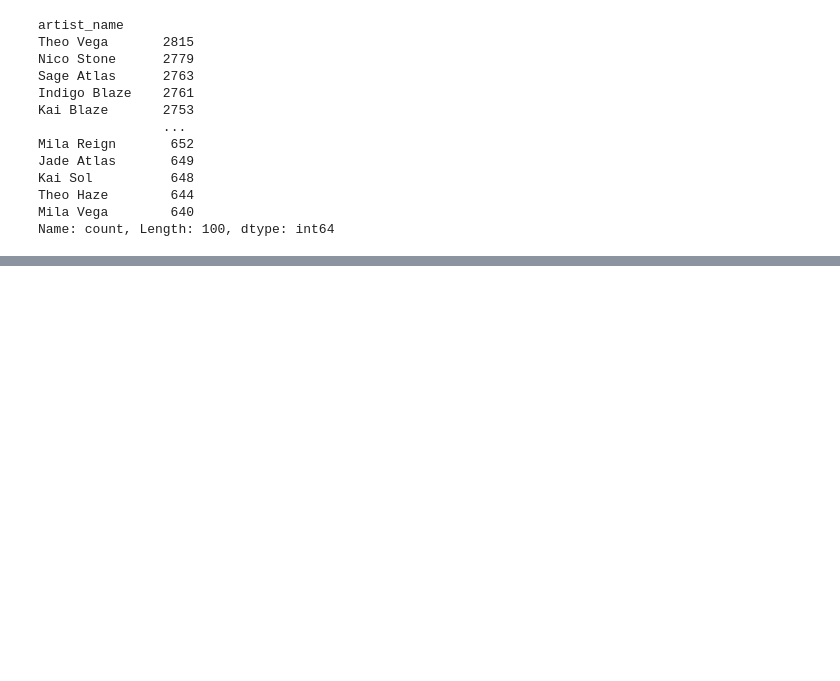
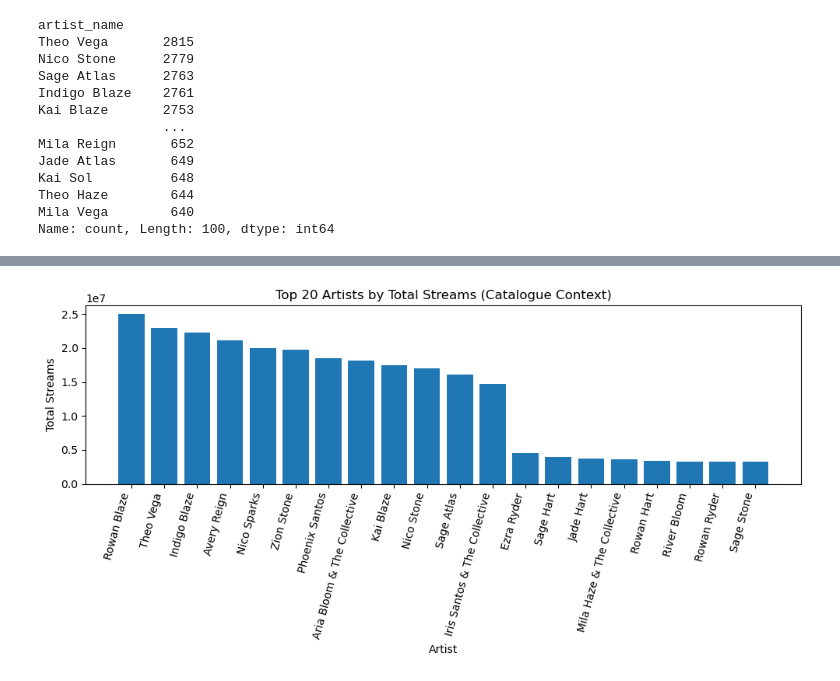
Before and after one commit to JermaineRAM/02_artist_revenue_forecasting, a Jupyter notebook: notebooks/01_revenue_time_series.ipynb, the cells around one changed output, grey strips where cells are left out. Saved outputs shown, nothing was run; the diff lists cells and outputs as text; code cells hidden in the pictures; blank space fills up the shorter version.

```diff
--- a/notebooks/01_revenue_time_series.ipynb
+++ b/notebooks/01_revenue_time_series.ipynb
@@ -38,0 +55,5 @@ Name: count, Length: 100, dtype: int64
+# %%
+usage["platform"] = usage["platform"].astype(str).str.strip()
+usage["platform"] = usage["platform"].str.title().replace({"Youtube Music": "YouTube Music"})
+
+usage["territory"] = usage["territory"].astype(str).str.strip().str.upper()
@@ -38,0 +193,12 @@ Name: count, Length: 100, dtype: int64
+# %%
+artist_totals = (
+    usage.assign(streams_clean=usage["streams"].clip(lower=0))
+    .groupby("artist_name")["streams_clean"]
+    .sum()
+    .sort_values(ascending=False)
+)
+
+rank = int(artist_totals.index.get_loc(ARTIST) + 1)
+print(f"{ARTIST} stream rank: {rank} out of {len(artist_totals)} artists")
+
+artist_totals.head(10)
@@ -38,0 +219,13 @@ Name: count, Length: 100, dtype: int64
+# %%
+top20 = artist_totals.head(20)
+
+plt.figure(figsize=(10, 5))
+plt.bar(top20.index, top20.values)
+plt.title("Top 20 Artists by Total Streams (Catalogue Context)")
+plt.xlabel("Artist")
+plt.ylabel("Total Streams")
+plt.xticks(rotation=75, ha="right")
+plt.tight_layout()
+plt.show()
+# %% [output]
+[figure, added]
```
Also changed, not shown: parts of 24 cells of this notebook, 1 other file.
